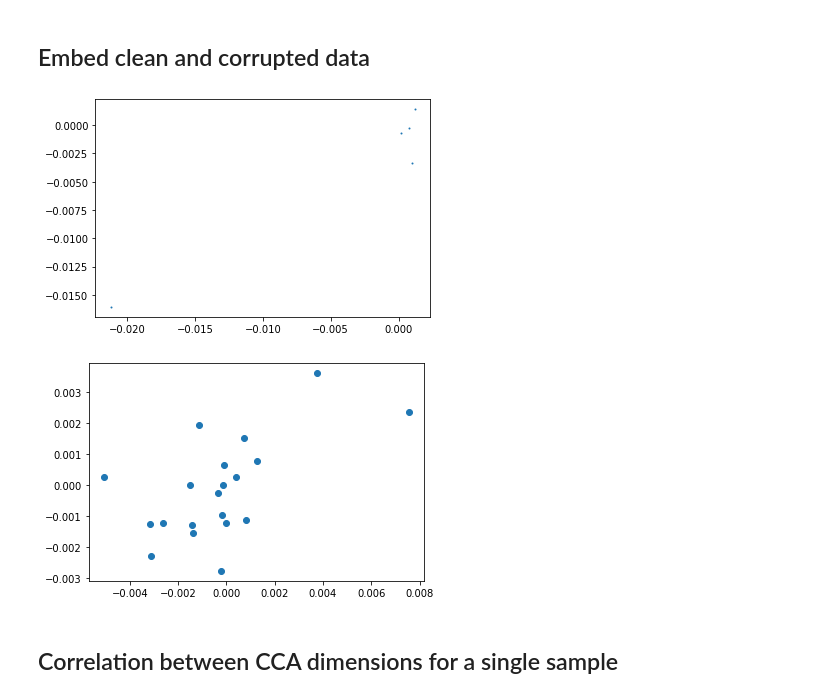
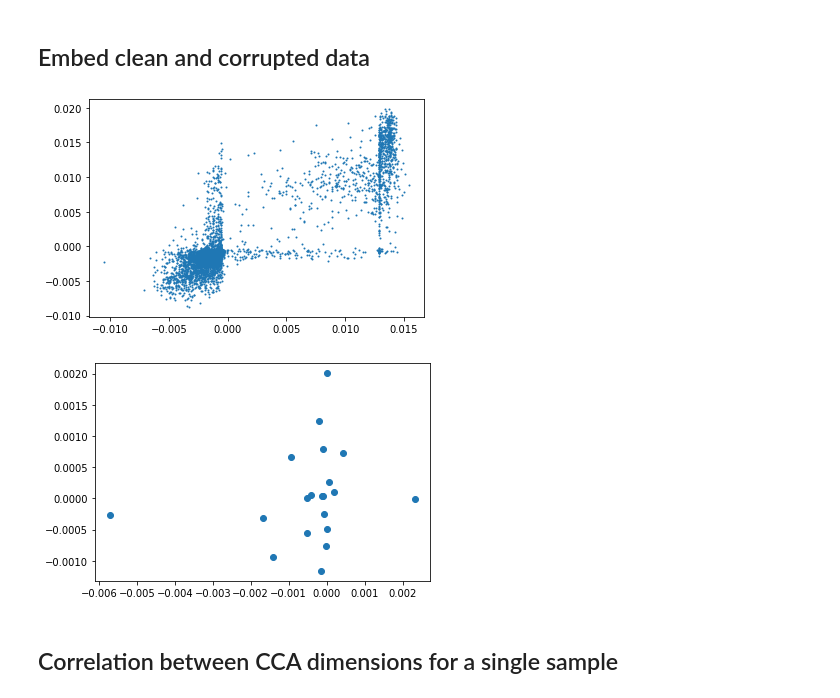
Before and after one commit to chalkywoods/robust-mm, a Jupyter notebook: mm-mnist.ipynb, the cells around one changed output. Saved outputs shown, nothing was run; the diff lists cells and outputs as text; code cells hidden in the pictures.

Commit message:
Progress 08/04, cnn mnist, compare classifier performance for varying levels of cleanness

```diff
--- a/mm-mnist.ipynb
+++ b/mm-mnist.ipynb
@@ -118,7 +124,7 @@ train_cca_embeddings = [torch.DoubleTensor(mod) for mod in embed(dl_train_cca)]
 # %%
-cca = dgcca.dgcca.DGCCA([[125, 64]]*4, 32, device='cpu', use_all_singular_values=False)
+cca = dgcca.dgcca.DGCCA([[512, 125, 64]]*4, 32, device='cpu', use_all_singular_values=False)
 # %%
-cca.train(train_cca_embeddings, epochs=50, batch_size=128, cca_dim=10, cca_hidden_dim=1000)
+cca.train(train_cca_embeddings, epochs=60, batch_size=128, cca_dim=20, cca_hidden_dim=1000)
 # %% [output]
 Decomposed data matrix for view 0
 Decomposed data matrix for view 1
@@ -134,6 +140,6 @@ Solved for U in view 3
 # %%
-cca.load_checkpoint('output/mm_mnist_cca.pth')
-cca.train(train_cca_embeddings, epochs=50, batch_size=128, cca_dim=20, cca_hidden_dim=1000)
+cca.load_checkpoint('output/mm_mnist_cca_cnn_moddrop.pth')
+cca.train(train_cca_embeddings, epochs=1, batch_size=128, cca_dim=15, cca_hidden_dim=1000)
 # %% [output]
 Decomposed data matrix for view 0
 Decomposed data matrix for view 1
@@ -147,28 +153,28 @@ Solved for U in view 3
 # %% [markdown]
 ## Embed clean and corrupted data
 # %%
-snr = 1
+snr = 0
 
-clean = [torch.DoubleTensor(mod) for mod in embed(dl_train_ad)]
+clean = [torch.as_tensor(mod, dtype=torch.double) for mod in embed(dl_train_ad)]
 
 if not 'noise_gen' in locals():
-    noise_gen = utils.noise.GMMNoise(dl_train_ad, 5) # Train GMM for each pixel to generate noise
+    noise_gen = utils.noise.GMMNoise(dl_train_ad, 9) # Train GMM for each pixel to generate noise
 
-noise = lambda data: noise_gen.add_noise([mod.numpy() for mod in data], snr=snr) # noise and image weighted equally
-corrupt = [torch.DoubleTensor(mod) for mod in embed(dl_train_ad, noise)]
+noise = lambda data: noise_gen.add_noise(data, snr=snr) # noise and image weighted equally
+corrupt = [torch.as_tensor(mod, dtype=torch.double) for mod in embed(dl_train_ad, noise)]
 # %%
 clean_embed = cca.get_all_embeddings(clean)
 corrupt_embed = cca.get_all_embeddings(corrupt)
 # %%
-plt.scatter(clean_embed[0][50:55:,1], clean_embed[1][50:55,1], s=1)
+plt.scatter(clean_embed[0][:,0], clean_embed[1][:,0], s=1)
 plt.show()
 # %% [output]
-[figure, old version]
+[figure, new version]
 # %%
-plt.scatter(clean_embed[0][5], corrupt_embed[1][5])
+plt.scatter(clean_embed[0][0], corrupt_embed[1][0])
 plt.show()
 # %% [output]
-[figure, old version]
+[figure, new version]
 # %% [markdown]
 ## Correlation between CCA dimensions for a single sample
 # %%
```
Also changed, not shown: parts of 53 cells of this notebook, 8 other files.
